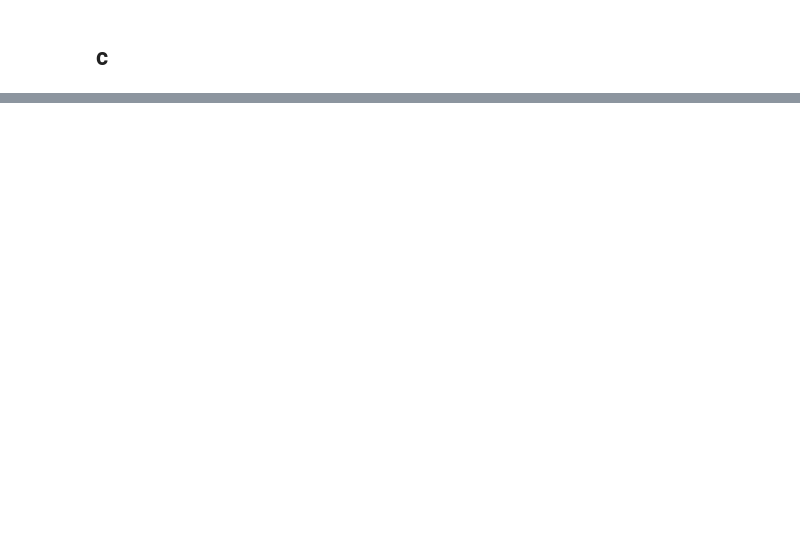
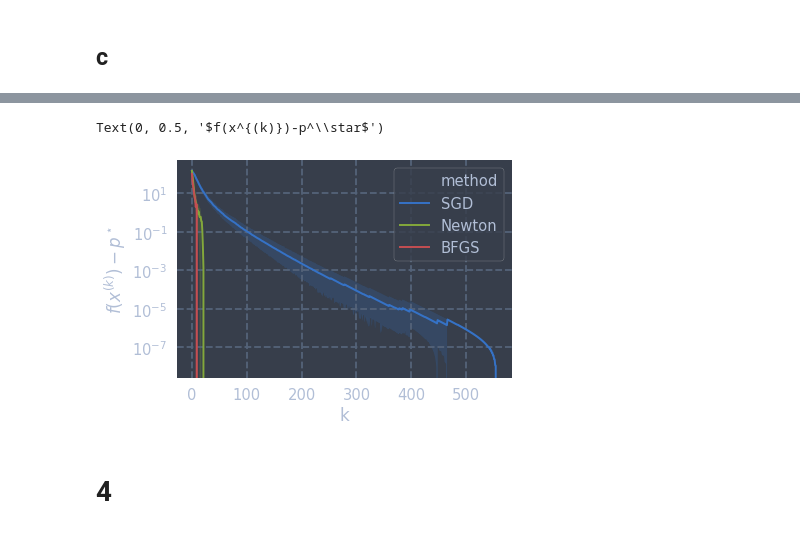
Before and after one commit to charlieLehman/convexoptimization, a Jupyter notebook: hw4/ECE8823_hw4.ipynb, the cells around one changed output, grey strips where cells are left out. Saved outputs shown, nothing was run; the diff lists cells and outputs as text; code cells hidden in the pictures; blank space fills up the shorter version.

```diff
--- a/hw4/ECE8823_hw4.ipynb
+++ b/hw4/ECE8823_hw4.ipynb
@@ -339,5 +358,0 @@ params = {
-# %%
-gd = GradientDescent(params)
-results = gd.solve(1000, 1e-1)
-for n, (technique, result)  in enumerate(results.items()):
-    x, k, t = result['x'], result['k'], result['t']
@@ -364,0 +359,22 @@ for n, (technique, result)  in enumerate(results.items()):
+# %%
+import pandas as pd
+import seaborn as sns
+from tqdm import tnrange as trange
+results=[]
+num_runs = 10
+for run in trange(num_runs):
+    params = _exp(run, results)
+    gd = GradientDescent(params)
+    results = gd.solve(10000, 1e-3)
+df = pd.DataFrame(results)
+# select columns for for the same
+cols = df.dtypes[['error', 'fx']].index
+# select these columns and convert to float
+new_cols_df = df[cols].apply(lambda x: x.astype(float), axis=1)
+# Replace these columns in original df
+df[new_cols_df.columns] = new_cols_df
+df['fx_p'] = 0
+for run in range(num_runs):
+    df.loc[(df.run==run) & (df.method=='SGD'),'fx_p'] = df[(df.run==run) & (df.method=='SGD')].fx - df[(df.run==run) & (df.method=='SGD')].fx.iloc[-1]
+    df.loc[(df.run==run) & (df.method=='Newton'),'fx_p'] = df[(df.run==run) & (df.method=='Newton')].fx - df[(df.run==run) & (df.method=='Newton')].fx.iloc[-1]
+    df.loc[(df.run==run) & (df.method=='BFGS'),'fx_p'] = df[(df.run==run) & (df.method=='BFGS')].fx - df[(df.run==run) & (df.method=='BFGS')].fx.iloc[-1]
@@ -364,0 +383,10 @@ for n, (technique, result)  in enumerate(results.items()):
+# %%
+ax = sns.lineplot(x='k', y='fx_p', hue='method', data=df)
+ax.set_yscale('log')
+#ax.set_xscale('log')
+ax.set_ylabel(r'$f(x^{(k)})-p^\star$')
+# %% [output]
+Text(0, 0.5, '$f(x^{(k)})-p^\\star$')
+[figure, added]
+# %% [markdown]
+# 4
```
Also changed, not shown: parts of 7 cells of this notebook, 11 other files.
